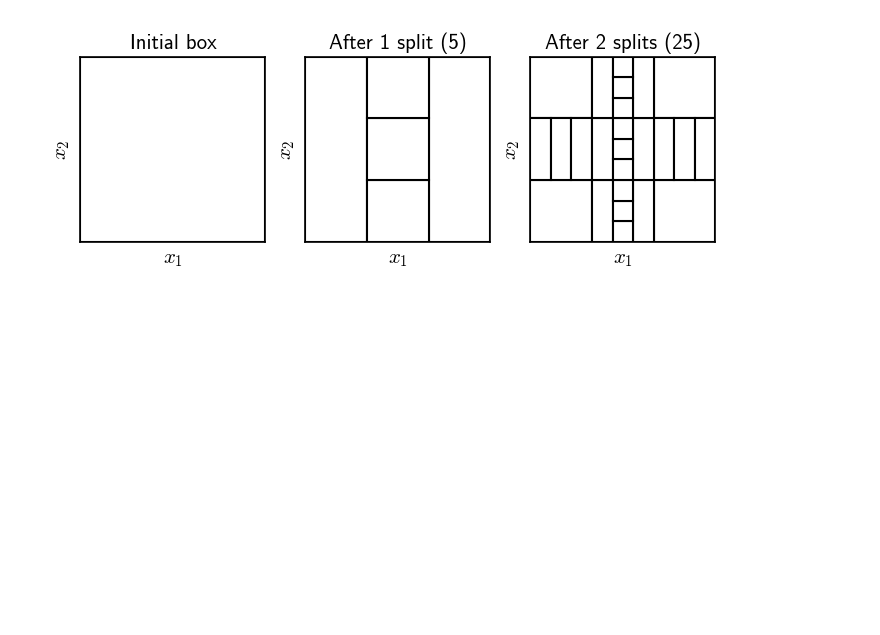
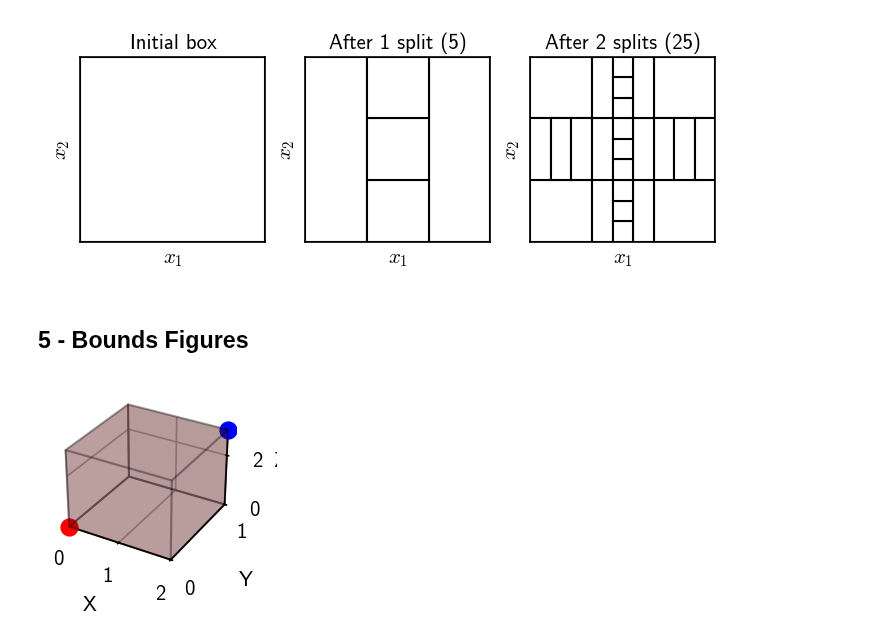
Before and after one commit to juanesfco/tamubo, a Jupyter notebook: development/exactBO_presentation.ipynb, the cells around one changed output. Cells and saved outputs as stored; diff of their text form; code cells hidden in the pictures; blank space fills up the shorter version.

Commit message:
bounds figures

```diff
--- a/development/exactBO_presentation.ipynb
+++ b/development/exactBO_presentation.ipynb
@@ -323,3 +323,70 @@ fig.savefig("Figures/direct_splits.png", dpi=500)
 fig.savefig("Figures/direct_splits_transparent.png", dpi=500, transparent=True)
 # %% [output]
 [figure]
+# %% [markdown]
+## 5 - Bounds Figures
+# %%
+import itertools
+import matplotlib.pyplot as plt
+from mpl_toolkits.mplot3d.art3d import Poly3DCollection
+import numpy as np
+import matplotlib as mpl
+
+aggiemaroon = np.array([[80/255, 0, 0]])
+
+# Corner points
+p0 = (0, 0, 0)
+p1 = (2, 1, 3)
+
+# Generate all 8 vertices of the rectangular prism
+xs = [p0[0], p1[0]]
+ys = [p0[1], p1[1]]
+zs = [p0[2], p1[2]]
+verts = list(itertools.product(xs, ys, zs))
+
+# Faces defined by vertex indices
+faces = [
+    [0, 1, 3, 2],  # z = p0.z
+    [4, 5, 7, 6],  # z = p1.z
+    [0, 1, 5, 4],  # y = p0.y
+    [2, 3, 7, 6],  # y = p1.y
+    [0, 2, 6, 4],  # x = p0.x
+    [1, 3, 7, 5],  # x = p1.x
+]
+
+mpl.rcParams.update({
+    "figure.dpi": 150, "savefig.dpi": 300,
+    "font.size": 10, "font.family": "sans-serif",
+    "font.sans-serif": ["Computer Modern Sans Serif", "CMU Sans Serif", "CMU Sans", "cmss10", "cmss"],
+    "mathtext.fontset": "cm", "mathtext.rm": "cm", "mathtext.sf": "cmss",
+    "axes.unicode_minus": False,
+})
+
+fig = plt.figure(figsize=(2, 1.5), constrained_layout=True)
+ax = fig.add_subplot(111, projection="3d")
+
+# Draw faces
+poly3d = [[verts[i] for i in face] for face in faces]
+ax.add_collection3d(Poly3DCollection(poly3d, alpha=0.2, facecolor=aggiemaroon, edgecolor="k"))
+
+# Highlight the two marked points
+ax.scatter(*p0, color="red", s=60, label="(0,0,0)")
+ax.scatter(*p1, color="blue", s=60, label="(2,1,3)")
+
+ax.set_yticks([0,1])
+
+# Set bounds and labels
+ax.set_xlim(min(xs), max(xs))
+ax.set_ylim(min(ys), max(ys))
+ax.set_zlim(min(zs), max(zs))
+ax.set_xlabel("X",labelpad=0)
+ax.set_ylabel("Y",labelpad=0)
+ax.set_zlabel("Z",labelpad=-5)
+ax.tick_params(axis="x", pad=0)
+ax.tick_params(axis="y", pad=0)
+ax.tick_params(axis="z", pad=1)  # z oft
+
+fig.savefig("Figures/3d_box.png", dpi=500, bbox_inches="tight", pad_inches=0.15)
+fig.savefig("Figures/3d_box_transparent.png", dpi=500, transparent=True, bbox_inches="tight", pad_inches=0.15)
+# %% [output]
+[figure, added]
```
Also changed, not shown: 2 other files.
